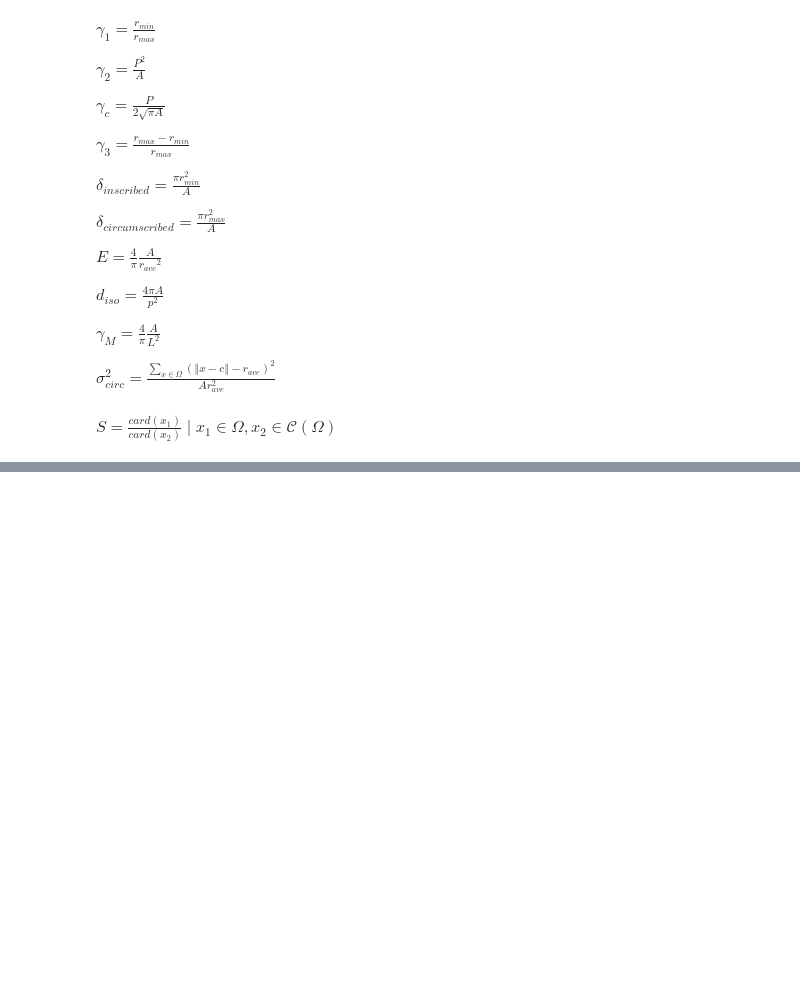
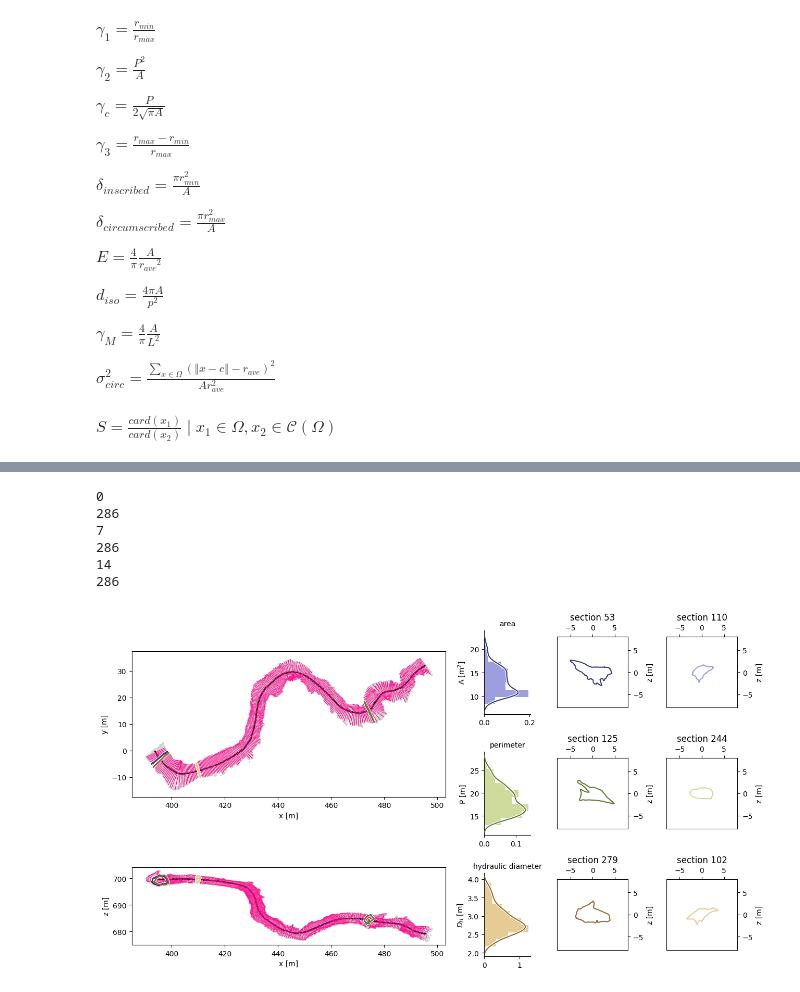
Before and after one commit to ERC-Karst/pc-centrelines, a Jupyter notebook: notebooks/step_by_step_characterisation/04_FirstOrderConduitStats.ipynb, the cells around one changed output, grey strips where cells are left out. Cells and saved outputs as stored; diff of their text form; code cells hidden in the pictures; blank space fills up the shorter version.

```diff
--- a/notebooks/step_by_step_characterisation/04_FirstOrderConduitStats.ipynb
+++ b/notebooks/step_by_step_characterisation/04_FirstOrderConduitStats.ipynb
@@ -206,0 +357,66 @@ fig = plt.figure()
+# %%
+fig = plt.figure(figsize = (15, 3*n_attr))
+
+gs = GridSpec(7*n_attr, 50)
+
+# now we workout the ratio of yrange to zrange
+_, yrange, zrange = np.max(meshdata.centroids, axis = 0) - np.min(meshdata.centroids, axis = 0)
+
+frac_plan =int(0.9* np.floor(yrange / (yrange+zrange) * (7*n_attr)))
+
+axmap_plan = fig.add_subplot(gs[:frac_plan, :26])
+axmap_elev = fig.add_subplot(gs[frac_plan+1:-1, :26])
+
+for axmap, secondcoord, ylabel in zip((axmap_plan, axmap_elev), (1, 2) ,"yz"):
+    axmap.scatter(*meshdata.centroids[::500, [0, secondcoord]].T, color= "lightgrey", s=2)
+    axmap.set_aspect("equal")
+    axmap.set_xlabel("x [m]")
+    axmap.set_ylabel(f"{ylabel} [m]")
+
+    axmap.scatter(*interpolated_centreline[:, [0, secondcoord]].T, color = "k", s=2)
+    for section in sections:
+        axmap.plot(*section[:, [0, secondcoord]].T, color = "deeppink", lw = 0.5)
+
+labels = [geom.DESCRIPTOR_MAP[header[elem]]["name"] for elem in attributes]
+units = [geom.DESCRIPTOR_MAP[header[elem]]["unit"] for elem in attributes]
+abbrs = [geom.DESCRIPTOR_MAP[header[elem]]["abbr"] for elem in attributes]
+
+descriptors = {}
+
+for n, (col, label, unit, abbr) in enumerate(zip(attributes, labels, units, abbrs)):
+    i = 7*n
+    print(i)
+    ax = None
+
+    # plot the relevant sections.
+    themin_section = sections[np.argmin(conduit_descriptors[~ignore_calc, col])]
+    themax_section = sections[np.argmax(conduit_descriptors[~ignore_calc, col])]
+
+    for axmap, secondcoord in zip((axmap_plan, axmap_elev), (1, 2)):
+        axmap.plot(*themin_section[:, [0,secondcoord]].T, color = tab20b(4*n+3), lw = 2, zorder = 11)
+        axmap.plot(*themin_section[:, [0,secondcoord]].T, color = "white", lw = 3.5, zorder = 10)
+
+        axmap.plot(*themax_section[:, [0,secondcoord]].T, color = tab20b(4*n), lw = 2, zorder = 11)
+        axmap.plot(*themax_section[:, [0,secondcoord]].T, color = "white", lw = 3.5, zorder = 10)
+
+    ax_hist = fig.add_subplot(gs[i:i+5, 29:33], sharey = ax)
+    ax_hist.set_ylabel(f"{abbr} [{unit}]")
+    ax_hist.set_title(label, fontsize =10)
+    ax_inset1 = fig.add_subplot(gs[i:i+5, 35:41])
+    ax_inset2 = fig.add_subplot(gs[i:i+5, 44:], sharex = ax_inset1, sharey = ax_inset1)
+
+    last = False
+
+    plotDescriptor(sections2d, conduit_descriptors[~ignore_calc],header, col, ax, ax_hist, ax_inset1, ax_inset2, inset_size=INSET_SIZE,
+                   last = last,
+                   withmap=True, attr_n=n)
+
+plt.savefig(f"./temp/barcelona_figures/curvilinear_{thecavepassage}_attributes_{'_'.join([str(elem) for elem in attributes])}_withmap.png")
+# %% [output]
+0
+286
+7
+286
+14
+286
+[figure, added]
```
Also changed, not shown: parts of 30 cells of this notebook, 5 other files.
